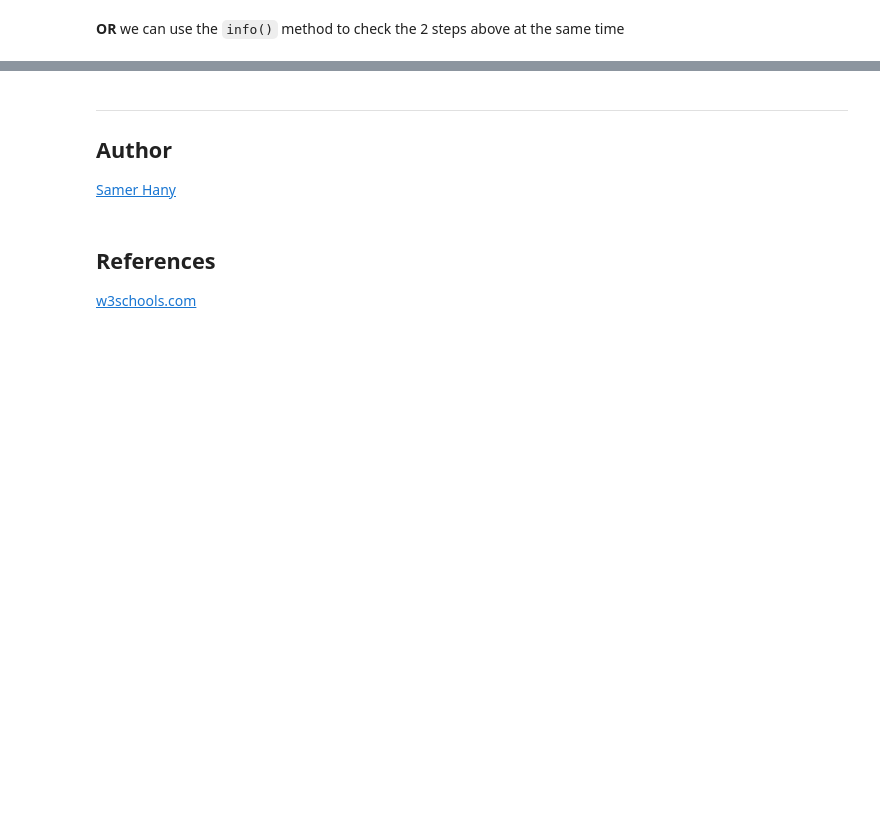
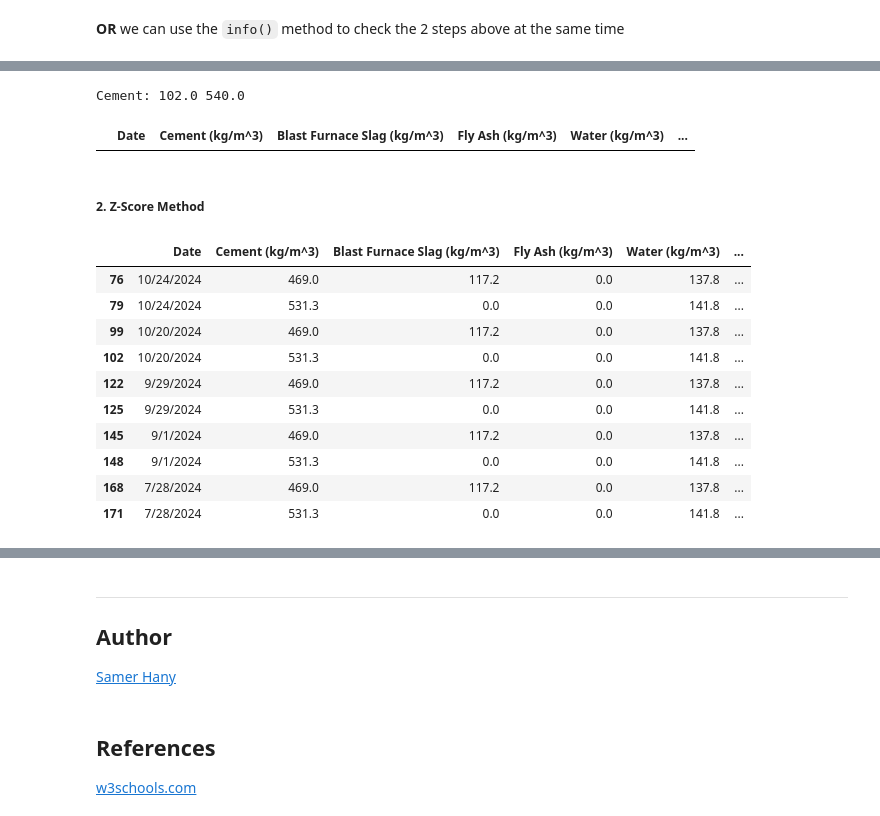
Before and after one commit to SamerHany/CHES210-Data-Science-In-Chemical-Engineering, a Jupyter notebook: Week 05/Tutorial-5-Data-Cleaning.ipynb, the cells around one changed output, grey strips where cells are left out. Saved outputs shown, nothing was run; the diff lists cells and outputs as text; code cells hidden in the pictures; blank space fills up the shorter version.

Commit message:
update data preprocessing - add feature engineering and outliner detection

```diff
--- a/Week 05/Tutorial-5-Data-Cleaning.ipynb
+++ b/Week 05/Tutorial-5-Data-Cleaning.ipynb
@@ -154,0 +316,3 @@ df.to_csv('cleaned_data.csv', index=False)
+# %%
+df = pd.read_csv('concrete_data.csv')
+df.info()
@@ -154,0 +365,38 @@ df.to_csv('cleaned_data.csv', index=False)
+# %%
+
+# Apply the IQR method to the 'Cement' column
+lower_cement, upper_cement = detect_outliers_iqr(df['Cement (kg/m^3)'])
+print('Cement:', lower_cement, upper_cement)
+
+# count the number of outliers
+# expected to be empty since there are no outliers in the 'Cement' column
+outliers = df[(df['Cement (kg/m^3)'] < lower_cement) | (df['Cement (kg/m^3)'] > upper_cement)]
+outliers
+# %% [output]
+Cement: 102.0 540.0
+|  | Date | Cement (kg/m^3) | Blast Furnace Slag (kg/m^3) | Fly Ash (kg/m^3) | Water (kg/m^3) | ... |
+# %% [markdown]
+
+##### 2. **Z-Score Method**
+# %%
+# Define a function to return the Z-Score
+def detect_outliers_zscore(data):
+    z = np.abs(stats.zscore(data))
+    return z
+
+# Apply the Z-Score method to the 'Superplasticizer (kg/m^3)' column
+superplasticizer_zscore = detect_outliers_zscore(df['Superplasticizer (kg/m^3)'])
+superplasticizer_outliers = df[superplasticizer_zscore > 3]
+superplasticizer_outliers
+# %% [output]
+|  | Date | Cement (kg/m^3) | Blast Furnace Slag (kg/m^3) | Fly Ash (kg/m^3) | Water (kg/m^3) | ... |
+| 76 | 10/24/2024 | 469.0 | 117.2 | 0.0 | 137.8 | ... |
+| 79 | 10/24/2024 | 531.3 | 0.0 | 0.0 | 141.8 | ... |
+| 99 | 10/20/2024 | 469.0 | 117.2 | 0.0 | 137.8 | ... |
+| 102 | 10/20/2024 | 531.3 | 0.0 | 0.0 | 141.8 | ... |
+| 122 | 9/29/2024 | 469.0 | 117.2 | 0.0 | 137.8 | ... |
+| 125 | 9/29/2024 | 531.3 | 0.0 | 0.0 | 141.8 | ... |
+| 145 | 9/1/2024 | 469.0 | 117.2 | 0.0 | 137.8 | ... |
+| 148 | 9/1/2024 | 531.3 | 0.0 | 0.0 | 141.8 | ... |
+| 168 | 7/28/2024 | 469.0 | 117.2 | 0.0 | 137.8 | ... |
+| 171 | 7/28/2024 | 531.3 | 0.0 | 0.0 | 141.8 | ... |
```
Also changed, not shown: parts of 40 cells of this notebook, 5 other files.
